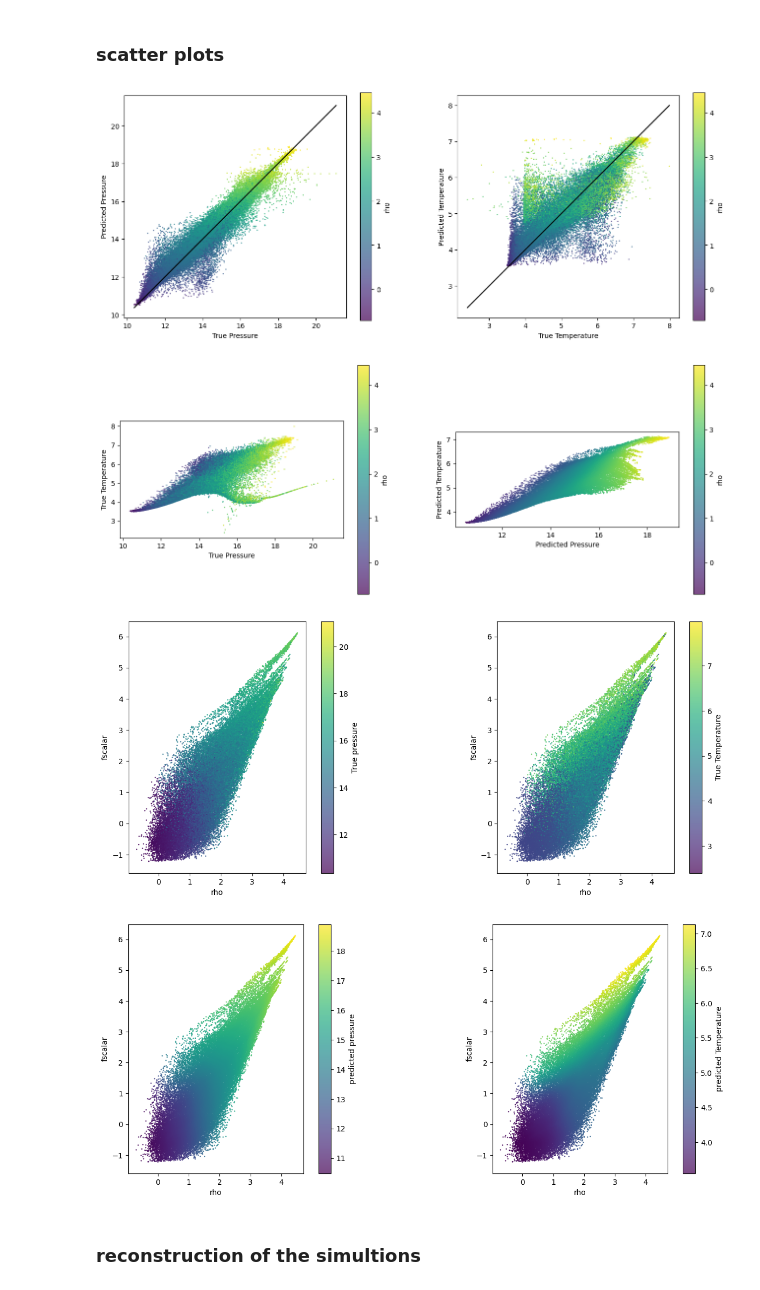
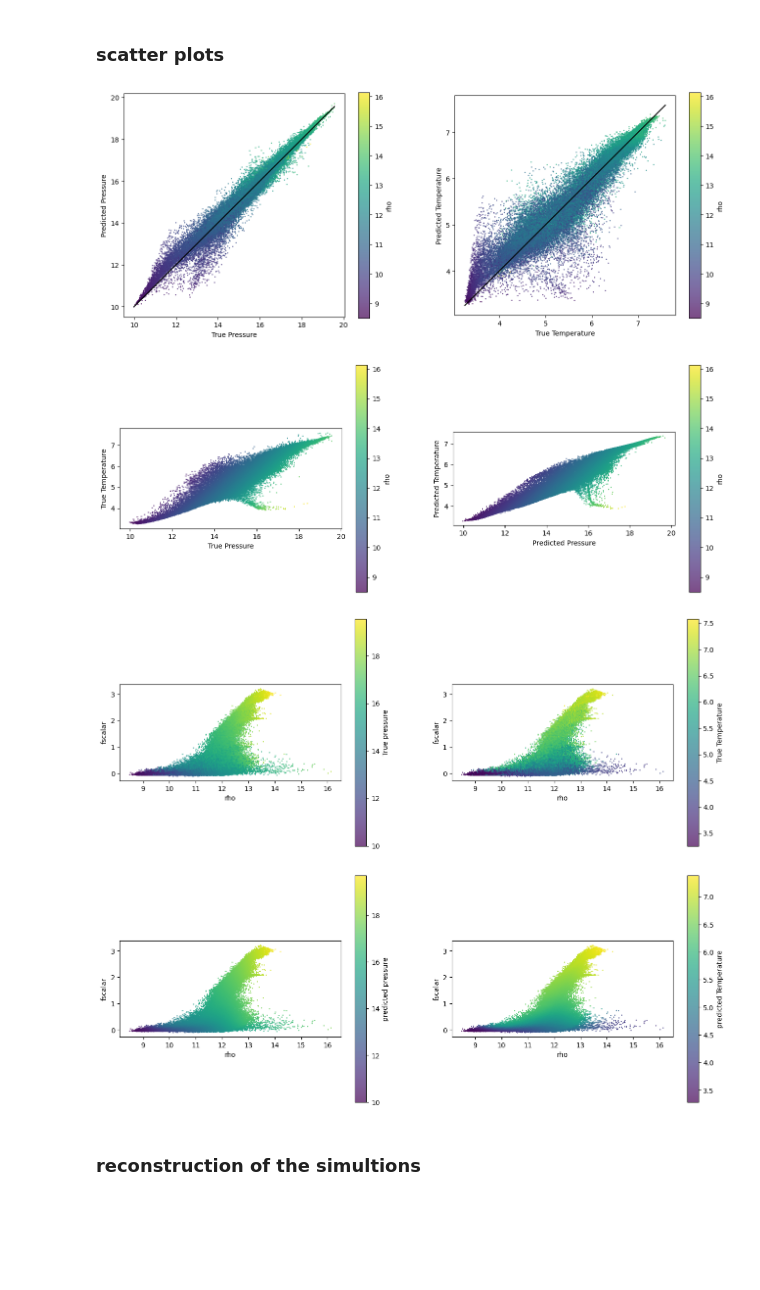
Before and after one commit to Arne-Thomsen/JaxPM, a Jupyter notebook: dev/hpm/CAMELS_HPM_network.ipynb, the cells around one changed output. Drawn from its saved outputs; the diff is of its cells as text; code cells hidden in the pictures; blank space fills up the shorter version.

Commit message:
trained an HPM table network on all snapshots

```diff
--- a/dev/hpm/CAMELS_HPM_network.ipynb
+++ b/dev/hpm/CAMELS_HPM_network.ipynb
@@ -29,6 +35,9 @@ jax.devices("gpu")
 # This will define the mesh size we use to make 3d density maps
 # Note that the physical size of the volume is 25 Mpc/h on the side
 # so one voxel is 25/128 Mpc/h on the side
-mesh_shape = 3 * [128]
+parts_per_dim = 64
+mesh_per_dim = parts_per_dim
+mesh_shape = [mesh_per_dim] * 3
+box_size = [float(mesh_per_dim)] * 3
 # %% [markdown]
 ## Loading the snapshots
@@ -117,3 +90,22 @@ fig.tight_layout()
 # %% [markdown]
 ## Testing correspondance between local environment and P/T
+# %%
+# vmap over the snapshots
+vcic_paint = jax.vmap(cic_paint, in_axes=(None,0,0))
+vcic_read = jax.vmap(cic_read, in_axes=(0,0))
+
+# rho
+rho_dm = vcic_paint(jnp.zeros(mesh_shape), dm_poss, None)
+# TODO this is a per-particle weighting, unlike in the PM
+rho_gas = vcic_paint(jnp.zeros(mesh_shape), gas_poss, gas_masss/masses[1])
+# rho_gas = vcic_paint(jnp.zeros(mesh_shape), gas_poss, Omega_b/(Omega_m-Omega_b))
+rho_tot = rho_dm + rho_gas
+
+gas_rho = vcic_read(rho_tot, gas_poss)
+
+# fscalar
+kvec = fftk(mesh_shape)
+delta_k = jax.vmap(jnp.fft.rfftn, in_axes=0)(rho_tot)
+fscalar_tot = jax.vmap(jnp.fft.irfftn, in_axes=0)(delta_k * invnabla_kernel(kvec))
+gas_fscalar = vcic_read(fscalar_tot, gas_poss)
 # %%
@@ -256,6 +246,10 @@ checkpointer.save(checkpoint_file, params, force=True)
 # %% [markdown]
 ### scatter plots
 # %%
+i_scale = -1
+X_test = X[i_scale, :50_000]
+Y_test = Y[i_scale, :50_000]
+
 preds = []
 for i in tqdm.tqdm(range(X_test.shape[0]//batch_size)):
     preds.append(model(X_test[i*batch_size:(i+1)*batch_size]))
@@ -265,7 +259,7 @@ preds = jnp.concatenate(preds, axis=0)
 plt.figure(figsize=[16,6])
 
 plt.subplot(121)
-sc1 = plt.scatter(Y_test[:,0], preds[:,0], c=X_test[:,0], s=0.75, alpha=0.7)
+sc1 = plt.scatter(Y_test[:,0], preds[:,0], c=X_test[:,1], s=0.75, alpha=0.7)
 plt.colorbar(sc1, label="rho")
 plt.xlabel('True Pressure')
 plt.ylabel('Predicted Pressure')
@@ -273,68 +267,68 @@ plt.plot([Y_test[:,0].min(), Y_test[:,0].max()], [Y_test[:,0].min(), Y_test[:,0]
 plt.gca().set_aspect('equal')
 
 plt.subplot(122)
-sc2 = plt.scatter(Y_test[:,1], preds[:,1], c=X_test[:,0], s=0.75, alpha=0.7)
+sc2 = plt.scatter(Y_test[:,1], preds[:,1], c=X_test[:,1], s=0.75, alpha=0.7)
 plt.colorbar(sc2, label="rho")
 plt.xlabel('True Temperature')
 plt.ylabel('Predicted Temperature')
 plt.plot([Y_test[:,1].min(), Y_test[:,1].max()], [Y_test[:,1].min(), Y_test[:,1].max()], color='k')
 plt.gca().set_aspect('equal')
 # %% [output]
-[figure, old version]
+[figure, new version]
 # %%
 plt.figure(figsize=[16,6])
 
 plt.subplot(121)
-sc1 = plt.scatter(Y_test[:,0], Y_test[:,1], c=X_test[:,0], s=0.75, alpha=0.7)
+sc1 = plt.scatter(Y_test[:,0], Y_test[:,1], c=X_test[:,1], s=0.75, alpha=0.7)
 plt.colorbar(sc1, label="rho")
 plt.xlabel('True Pressure')
 plt.ylabel('True Temperature')
 plt.gca().set_aspect('equal')
 
 plt.subplot(122)
-sc2 = plt.scatter(preds[:,0], preds[:,1], c=X_test[:,0], s=0.75, alpha=0.7)
+sc2 = plt.scatter(preds[:,0], preds[:,1], c=X_test[:,1], s=0.75, alpha=0.7)
 plt.colorbar(sc2, label="rho")
 plt.xlabel('Predicted Pressure')
 plt.ylabel('Predicted Temperature')
 plt.gca().set_aspect('equal')
 # %% [output]
-[figure, old version]
+[figure, new version]
 # %%
 plt.figure(figsize=[16,6])
 
 plt.subplot(121)
-sc1 = plt.scatter(X_test[:,0], X_test[:,1], c=Y_test[:,0], s=0.75, alpha=0.7)
+sc1 = plt.scatter(X_test[:,1], X_test[:,2], c=Y_test[:,0], s=0.75, alpha=0.7)
 plt.colorbar(sc1, label="True pressure")
 plt.xlabel('rho')
 plt.ylabel('fscalar')
 plt.gca().set_aspect('equal')
 
 plt.subplot(122)
-sc2 = plt.scatter(X_test[:,0], X_test[:,1], c=Y_test[:,1], s=0.75, alpha=0.7)
+sc2 = plt.scatter(X_test[:,1], X_test[:,2], c=Y_test[:,1], s=0.75, alpha=0.7)
 plt.colorbar(sc2, label="True Temperature")
 plt.xlabel('rho')
 plt.ylabel('fscalar')
 plt.gca().set_aspect('equal')
 # %% [output]
-[figure, old version]
+[figure, new version]
 # %%
 plt.figure(figsize=[16,6])
 
 plt.subplot(121)
-sc1 = plt.scatter(X_test[:,0], X_test[:,1], c=preds[:,0], s=0.75, alpha=0.7)
+sc1 = plt.scatter(X_test[:,1], X_test[:,2], c=preds[:,0], s=0.75, alpha=0.7)
 plt.colorbar(sc1, label="predicted pressure")
 plt.xlabel('rho')
 plt.ylabel('fscalar')
 plt.gca().set_aspect('equal')
 
 plt.subplot(122)
-sc2 = plt.scatter(X_test[:,0], X_test[:,1], c=preds[:,1], s=0.75, alpha=0.7)
+sc2 = plt.scatter(X_test[:,1], X_test[:,2], c=preds[:,1], s=0.75, alpha=0.7)
 plt.colorbar(sc2, label="predicted Temperature")
 plt.xlabel('rho')
 plt.ylabel('fscalar')
 plt.gca().set_aspect('equal')
 # %% [output]
-[figure, old version]
+[figure, new version]
 # %% [markdown]
 ### reconstruction of the simultions
 # %%
```
Also changed, not shown: parts of 12 cells of this notebook.
